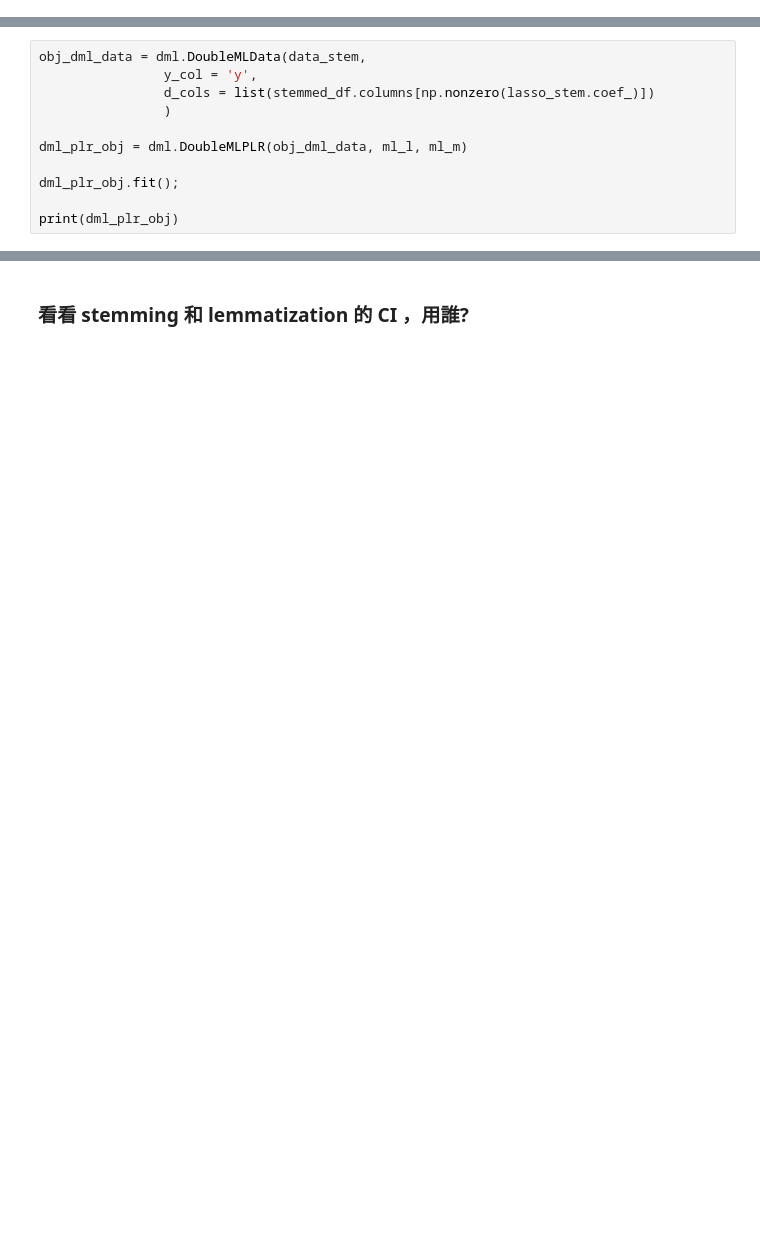
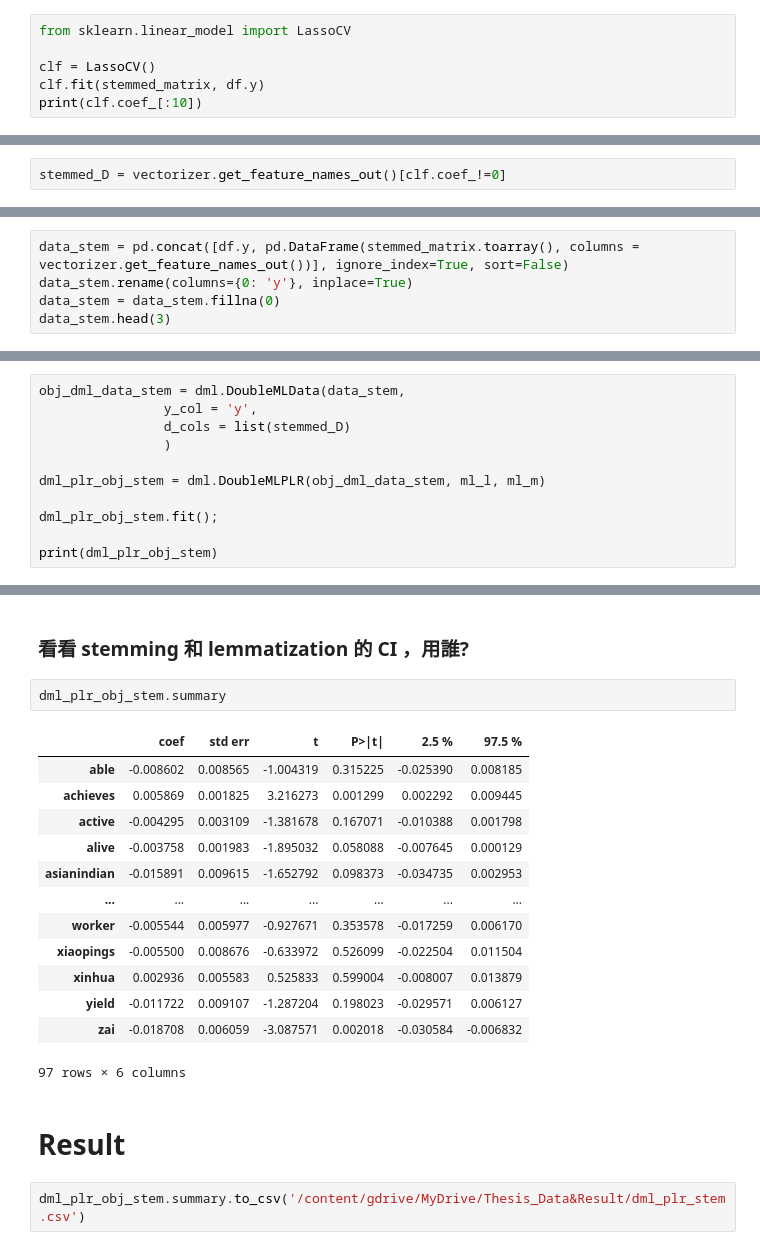
Before and after one commit to y4c6/master_thesis, a Jupyter notebook: EJMR_final.ipynb, the cells around one changed output, grey strips where cells are left out. Cells and saved outputs as stored; diff of their text form; blank space fills up the shorter version.

```diff
--- a/EJMR_final.ipynb
+++ b/EJMR_final.ipynb
@@ -502,3 +507,9 @@ array(['advers', 'africanamerican', 'angri', 'az', 'bastard', 'biologist',
        'theyd', 'toxic', 'true', 'twist', 'uniqlo', 'vil', 'warhead',
        'wat', 'wb', 'winwin', 'writer', 'wth', 'wut', 'xiamen', 'xt',
        'yanke', 'yllw', 'zhinah'], dtype=object)
+# %%
+from sklearn.linear_model import LassoCV
+
+clf = LassoCV()
+clf.fit(stemmed_matrix, df.y)
+print(clf.coef_[:10])
@@ -505,3 +524,5 @@ array(['advers', 'africanamerican', 'angri', 'az', 'bastard', 'biologist',
+# %%
+stemmed_D = vectorizer.get_feature_names_out()[clf.coef_!=0]
 # %% [markdown]
 ## 跑 DoubleML (根據上面得到的 Treatment 和 Control)
 # %%
@@ -557,0 +579,5 @@ DoubleMLClusterData.from_arrays(x, y, d, cluster_vars, z)
+# %%
+data_stem = pd.concat([df.y, pd.DataFrame(stemmed_matrix.toarray(), columns = vectorizer.get_feature_names_out())], ignore_index=True, sort=False)
+data_stem.rename(columns={0: 'y'}, inplace=True)
+data_stem = data_stem.fillna(0)
+data_stem.head(3)
@@ -558,11 +592,11 @@ DoubleMLClusterData.from_arrays(x, y, d, cluster_vars, z)
 # %%
-obj_dml_data = dml.DoubleMLData(data_stem,
+obj_dml_data_stem = dml.DoubleMLData(data_stem,
                 y_col = 'y',
-                d_cols = list(stemmed_df.columns[np.nonzero(lasso_stem.coef_)])
+                d_cols = list(stemmed_D)
                 )
 
-dml_plr_obj = dml.DoubleMLPLR(obj_dml_data, ml_l, ml_m)
+dml_plr_obj_stem = dml.DoubleMLPLR(obj_dml_data_stem, ml_l, ml_m)
 
-dml_plr_obj.fit();
+dml_plr_obj_stem.fit();
 
-print(dml_plr_obj)
+print(dml_plr_obj_stem)
@@ -573,2 +645,22 @@ print(dml_plr_obj)
 # %% [markdown]
 ### 看看 stemming 和 lemmatization 的 CI ，用誰?
+# %%
+dml_plr_obj_stem.summary
+# %% [output]
+|  | coef | std err | t | P>|t| | 2.5 % | 97.5 % |
+| able | -0.008602 | 0.008565 | -1.004319 | 0.315225 | -0.025390 | 0.008185 |
+| achieves | 0.005869 | 0.001825 | 3.216273 | 0.001299 | 0.002292 | 0.009445 |
+| active | -0.004295 | 0.003109 | -1.381678 | 0.167071 | -0.010388 | 0.001798 |
+| alive | -0.003758 | 0.001983 | -1.895032 | 0.058088 | -0.007645 | 0.000129 |
+| asianindian | -0.015891 | 0.009615 | -1.652792 | 0.098373 | -0.034735 | 0.002953 |
+| ... | ... | ... | ... | ... | ... | ... |
+| worker | -0.005544 | 0.005977 | -0.927671 | 0.353578 | -0.017259 | 0.006170 |
+| xiaopings | -0.005500 | 0.008676 | -0.633972 | 0.526099 | -0.022504 | 0.011504 |
+| xinhua | 0.002936 | 0.005583 | 0.525833 | 0.599004 | -0.008007 | 0.013879 |
+| yield | -0.011722 | 0.009107 | -1.287204 | 0.198023 | -0.029571 | 0.006127 |
+| zai | -0.018708 | 0.006059 | -3.087571 | 0.002018 | -0.030584 | -0.006832 |
+97 rows × 6 columns
+# %% [markdown]
+# Result
+# %%
+dml_plr_obj_stem.summary.to_csv('/content/gdrive/MyDrive/Thesis_Data&Result/dml_plr_stem.csv')
```
Also changed, not shown: parts of 16 cells of this notebook.
